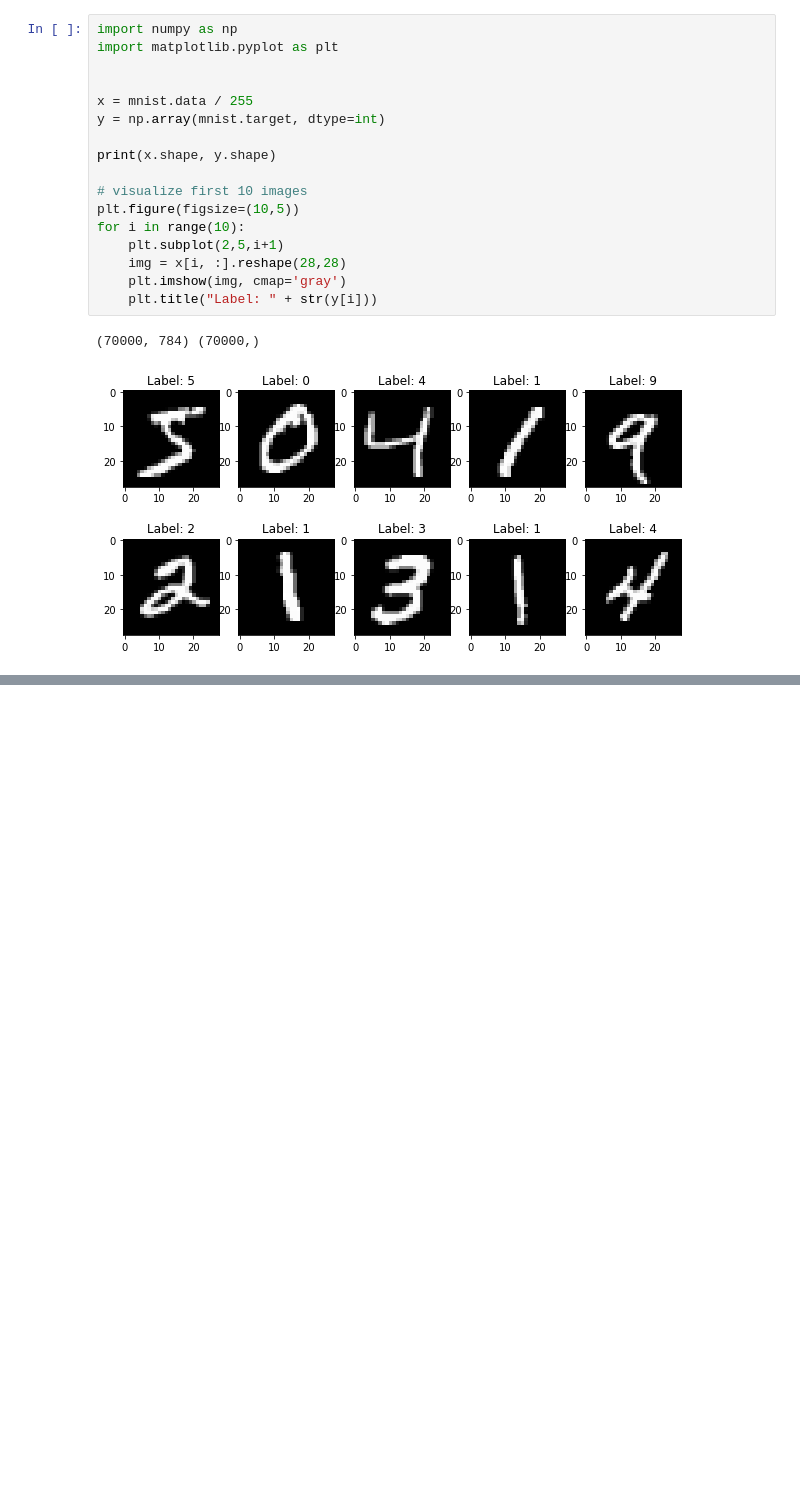
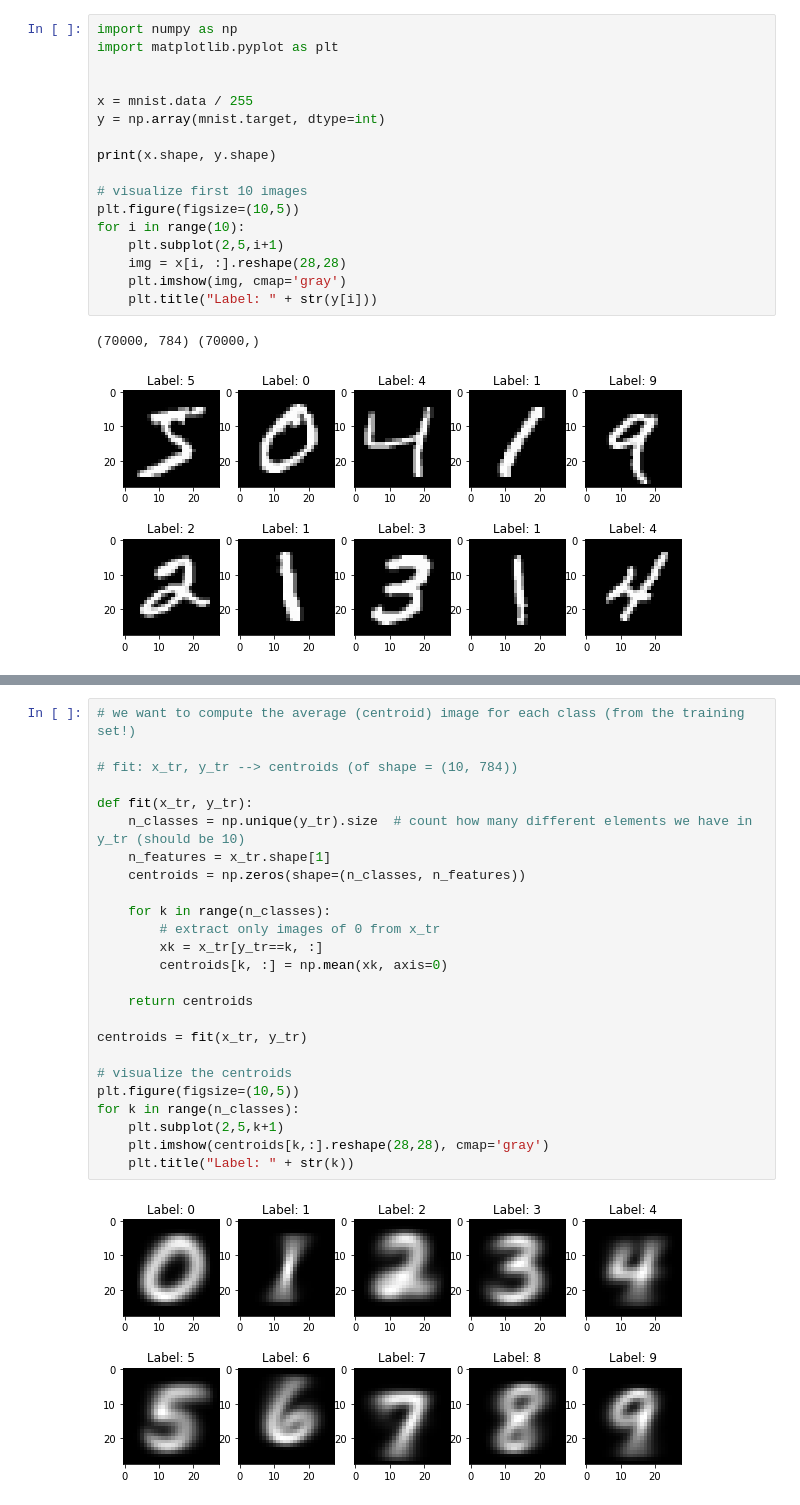
Before and after one commit to battistabiggio/isde-test, a Jupyter notebook: MNIST_example.ipynb, the cells around one changed output, grey strips where cells are left out. Drawn from its saved outputs; the diff is of its cells as text; blank space fills up the shorter version.

```diff
--- a/MNIST_example.ipynb
+++ b/MNIST_example.ipynb
@@ -53,0 +91,27 @@ plt.bar(class_labels, n_samples_per_class)
+# %%
+# we want to compute the average (centroid) image for each class (from the training set!)
+
+# fit: x_tr, y_tr --> centroids (of shape = (10, 784))
+
+def fit(x_tr, y_tr):
+    n_classes = np.unique(y_tr).size  # count how many different elements we have in y_tr (should be 10)
+    n_features = x_tr.shape[1]
+    centroids = np.zeros(shape=(n_classes, n_features))
+
+    for k in range(n_classes):
+        # extract only images of 0 from x_tr
+        xk = x_tr[y_tr==k, :]
+        centroids[k, :] = np.mean(xk, axis=0)
+
+    return centroids
+
+centroids = fit(x_tr, y_tr)
+
+# visualize the centroids
+plt.figure(figsize=(10,5))
+for k in range(n_classes):
+    plt.subplot(2,5,k+1)
+    plt.imshow(centroids[k,:].reshape(28,28), cmap='gray')
+    plt.title("Label: " + str(k))
+# %% [output]
+[figure, added]
```
Also changed, not shown: parts of 3 cells of this notebook.
